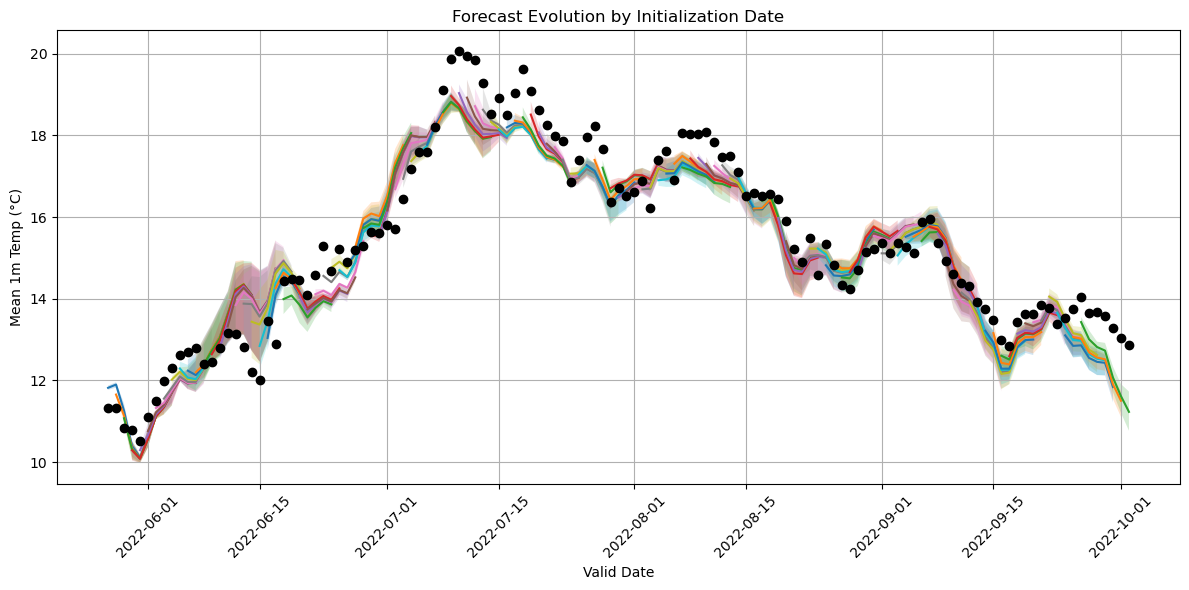
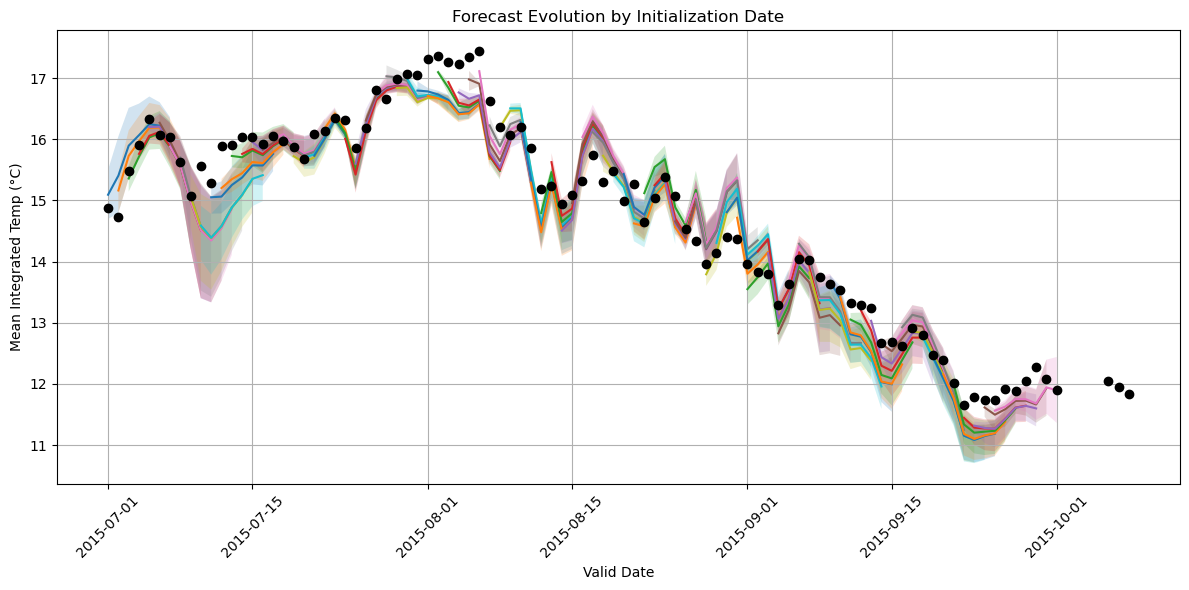
Unified diff of the notebook cell whose output changed from the first chart to the second:
--- before
+++ after
@@ -1,15 +1,9 @@
-# Ensure valid_date is datetime
-control_forecasts["valid_date"] = pd.to_datetime(control_forecasts["valid_date"])
-control_forecasts["forecast_date"] = pd.to_datetime(control_forecasts["forecast_date"])
-
-observations = test_2022.copy()
-observations["date"] = pd.to_datetime(test_2022["date"])
-observations["mean_1m_temp_degC"] = observations["mean_1m_temp_degC"] * transformations.loc["mean_1m_temp_degC", "sd"] + transformations.loc["mean_1m_temp_degC", "mean"]
+observations["mean_0_5m_temp_degC"] = observations["mean_0_5m_temp_degC"] * transformations.loc["mean_0_5m_temp_degC", "sd"] + transformations.loc["mean_0_5m_temp_degC", "mean"]
 
 # Group by forecast_date and valid_date, then aggregate
-summary = control_forecasts.groupby(["forecast_date", "valid_date"]).agg(
-    mean_temp=("mean_1m_temp_degC", "mean"),
-    min_temp=("mean_1m_temp_degC", "min"),
-    max_temp=("mean_1m_temp_degC", "max")
+summary_int = control_forecasts.groupby(["forecast_date", "valid_date"]).agg(
+    mean_temp=("mean_0_5m_temp_degC", "mean"),
+    min_temp=("mean_0_5m_temp_degC", "min"),
+    max_temp=("mean_0_5m_temp_degC", "max")
 ).reset_index()
 
@@ -18,12 +12,12 @@
 
 # Loop over forecast_date to plot each forecast run
-for forecast_date, group in summary.groupby("forecast_date"):
+for forecast_date, group in summary_int.groupby("forecast_date"):
     plt.plot(group["valid_date"], group["mean_temp"], label=f"{forecast_date.date()}")
     plt.fill_between(group["valid_date"], group["min_temp"], group["max_temp"], alpha=0.2)
 
-plt.scatter(observations["date"], observations["mean_1m_temp_degC"], color='black', label='Observed', zorder=5)
+plt.scatter(observations["date"], observations["mean_0_5m_temp_degC"], color='black', label='Observed', zorder=5)
 
 plt.xlabel("Valid Date")
-plt.ylabel("Mean 1m Temp (°C)")
+plt.ylabel("Mean Integrated Temp (°C)")
 plt.title("Forecast Evolution by Initialization Date")
 # plt.legend(title="Forecast Date", bbox_to_anchor=(1.05, 1), loc="upper left")

Commit: lots of dev for class/presentation